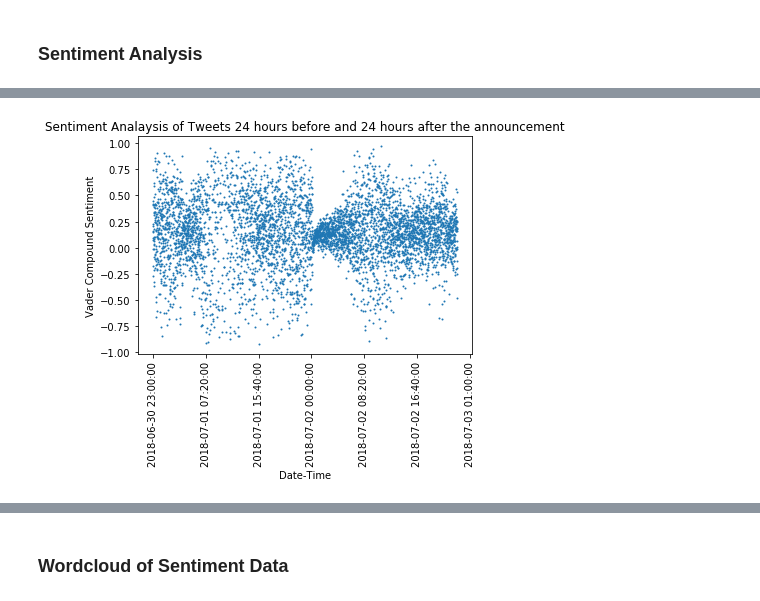
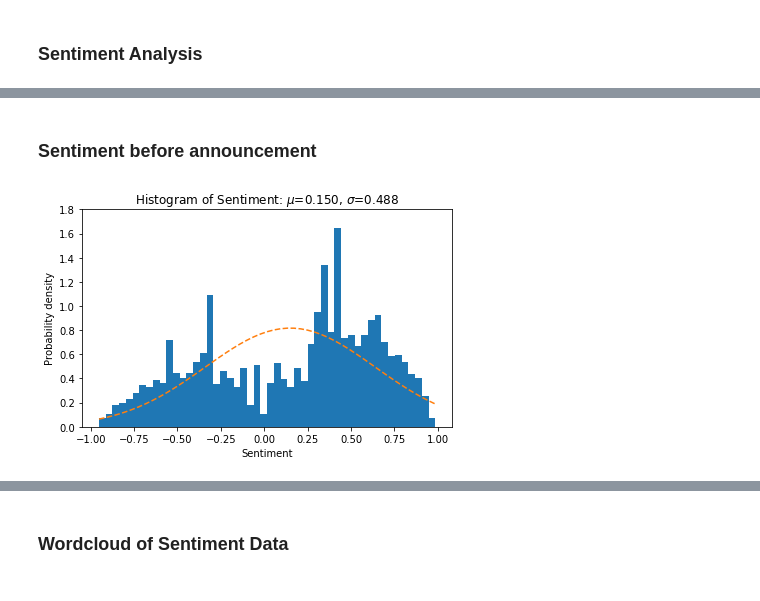
Before and after one commit to lrbachtiar/past_projects, a Jupyter notebook: lebron_decision/Twitter_data.ipynb, the cells around one changed output, grey strips where cells are left out. Cells and saved outputs as stored; diff of their text form; code cells hidden in the pictures.

Commit message:
compare sentiment before and after announcement

```diff
--- a/lebron_decision/Twitter_data.ipynb
+++ b/lebron_decision/Twitter_data.ipynb
@@ -164,11 +164 @@ print("100")
-# %%
-sdate = datetime.datetime(2018,6,30,23,0,0)
-edate = datetime.datetime(2018,7,2,23,0,0)
-date_df = []
-date_df.append(sdate)
-
-date = sdate
-while date < edate:
-    date += datetime.timedelta(minutes=1)
-    date_df.append(date)
 # %%
@@ -195,31 +218,28 @@ plt.show()
-# %%
-sdate = datetime.datetime(2018,6,30,23,0,0)
-edate = datetime.datetime(2018,7,2,23,0,0)
-date_df = []
-date_df.append(sdate)
-
-date = sdate
-while date < edate:
-    date += datetime.timedelta(seconds=30)
-    date_df.append(date)
-
-tweet_sent=[]
-for i in range(0,len(date_df)-1):
-    mask = (sub_df['date'] <= date_df[i+1]) & (sub_df['date'] > date_df[i])
-    temp=sentdata.loc[mask]['compound'].copy()
-    temp[temp == 0] = np.nan
-    res = np.nanmean(temp)
-    tweet_sent.append(res)
-
-fig, ax = plt.subplots()
-fig.canvas.draw()
-x = range(0,len(tweet_sent))
-plt.scatter(x, tweet_sent,s=1)
-ax.set_xticklabels(dtick)
-plt.xticks(rotation=90)
-ax.set_xlabel('Date-Time')
-ax.set_ylabel('Vader Compound Sentiment')
-plt.title('Sentiment Analaysis of Tweets 24 hours before and 24 hours after the announcement')
-plt.show()
-# %% [output]
-[figure, removed]
+# %% [markdown]
+### Sentiment before announcement
+# %%
+mask = (sub_df['date'] < main_tdate) & (sub_df['date'] >= sdate)
+temp=sentdata.loc[mask]['compound'].copy()
+tweetnonan = [x for x in temp if str(x) != 'nan']
+tweetnonan = [x for x in tweetnonan if x != 0]
+b4=tweetnonan
+fig, ax = plt.subplots()
+n, bins, patches = ax.hist(tweetnonan, bins=50, density=1)
+
+mu=np.mean(tweetnonan, axis=0)
+sigma=np.std(tweetnonan, axis=0)
+
+# add a 'best fit' line
+y = ((1 / (np.sqrt(2 * np.pi) * sigma)) *
+     np.exp(-0.5 * (1 / sigma * (bins - mu))**2))
+ax.plot(bins, y, '--')
+ax.set_xlabel('Sentiment')
+ax.set_ylabel('Probability density')
+ax.set_title(r'Histogram of Sentiment: $\mu$=%.3f, $\sigma$=%.3f' % (mu,sigma))
+ax.set_ylim([0,1.8])
+
+# Tweak spacing to prevent clipping of ylabel
+fig.tight_layout()
+plt.show()
+# %% [output]
+[figure, added]
```
Also changed, not shown: parts of 18 cells of this notebook.
